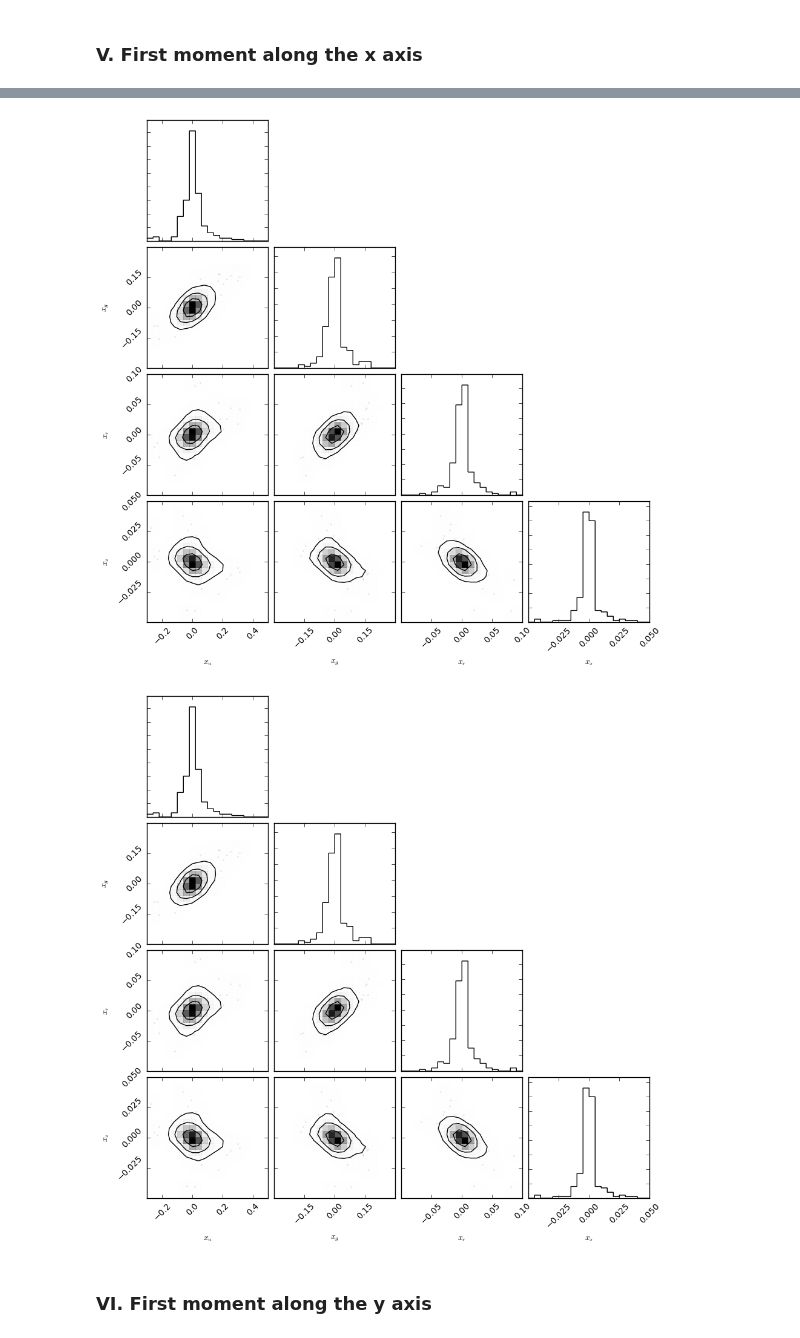
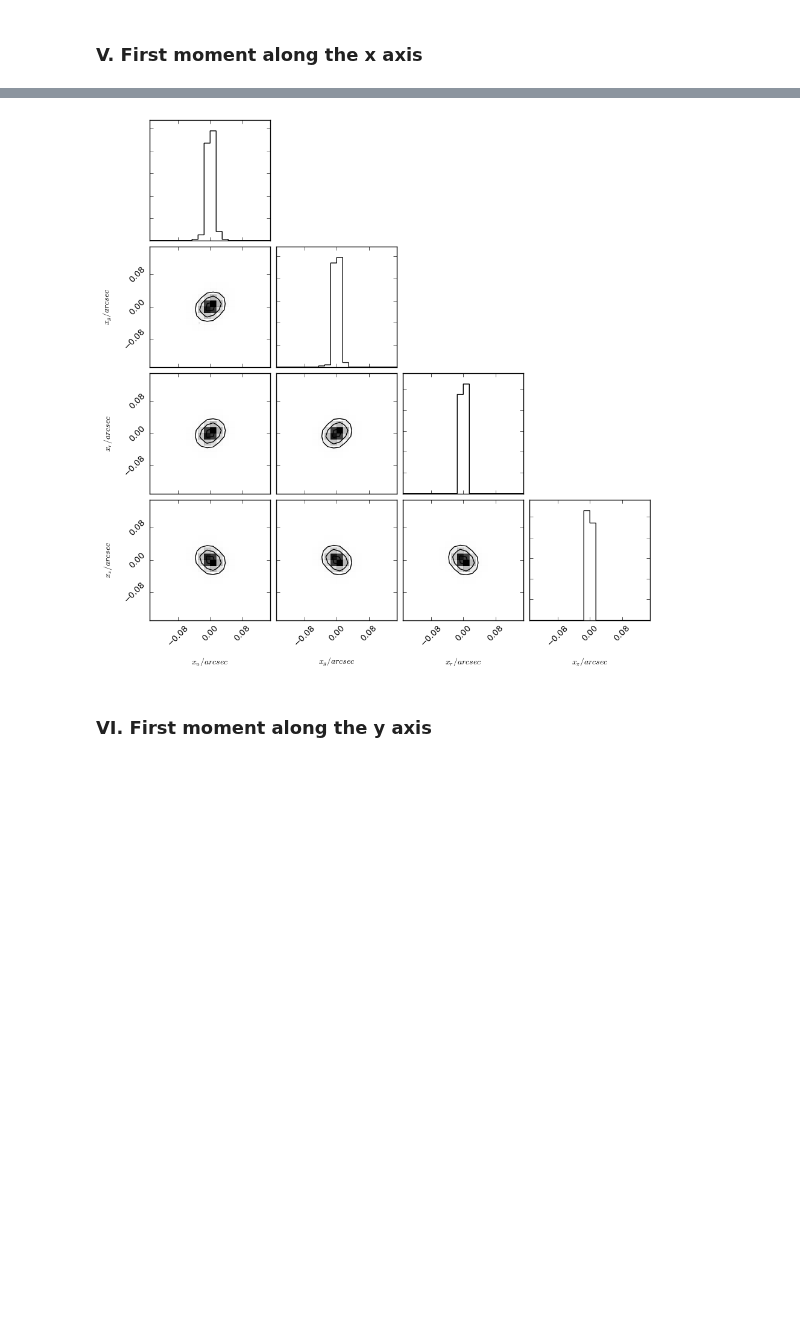
Before and after one commit to jiwoncpark/SLRealizer, a Jupyter notebook: python/desc/slrealizer/Cornerplot.ipynb, the cells around one changed output, grey strips where cells are left out. Cells and saved outputs as stored; diff of their text form; code cells hidden in the pictures; blank space fills up the shorter version.

```diff
--- a/python/desc/slrealizer/Cornerplot.ipynb
+++ b/python/desc/slrealizer/Cornerplot.ipynb
@@ -112,8 +107,7 @@ We expect LSST to have a resolution of ~15 milli-arcseconds. Thus, the changes i
 # %%
-realizer.generate_cornerplot(object_table_dir='../../../data/object_table.csv', option=['x_position'], range = [(-0.3, 0.5), (-0.3, 0.3), (-0.1, 0.1), (-0.05, 0.05)])
+fig = realizer.generate_cornerplot(object_table_dir='../../../data/object_table.csv', option=['x_position'], range = [(-0.15, 0.15), (-0.15, 0.15), (-0.15, 0.15), (-0.15, 0.15)])
 # %% [output]
-[figure, old version]
+[figure, new version]
-[figure, removed]
 # %% [markdown]
 ### VI. First moment along the y axis
 # %% [markdown]
```
Also changed, not shown: parts of 9 cells of this notebook, 4 other files.
